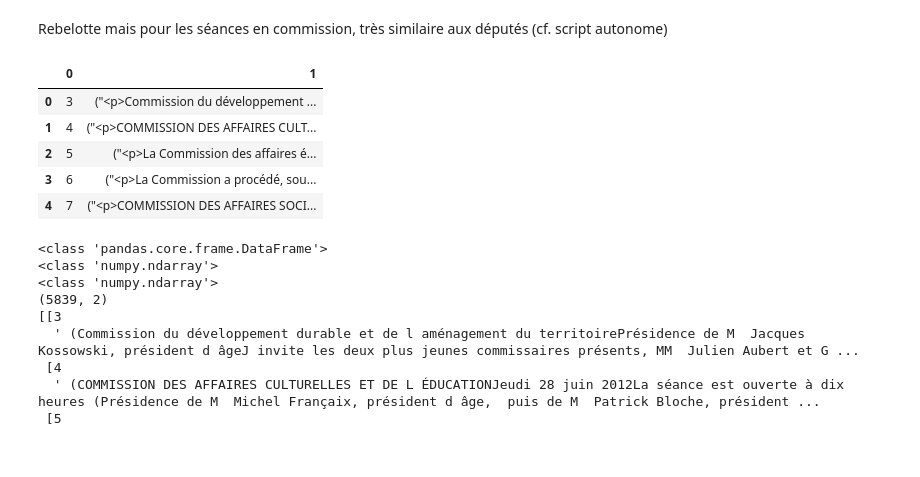
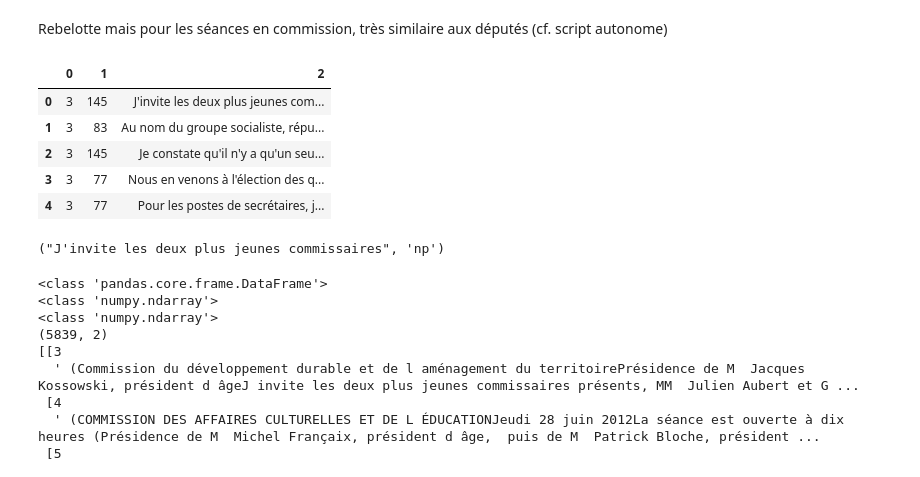
Before and after one commit to gabrielkasmi/python_deputes, a Jupyter notebook: Does the preference profile of a MP predicts his attendance to committee meetings ?.ipynb, the cells around one changed output. Drawn from its saved outputs; the diff is of its cells as text; code cells hidden in the pictures.

```diff
--- a/Does the preference profile of a MP predicts his attendance to committee meetings ?.ipynb
+++ b/Does the preference profile of a MP predicts his attendance to committee meetings ?.ipynb
@@ -171,21 +162,30 @@ Rebelotte mais pour les séances en commission, très similaire aux députés (c
 # %%
 import pandas
 import numpy as np
 
 #Attention à indiquer l'emplacement local du fichier words_meetings.txt (accessible en local uniquement)
 
 #df=pandas.read_csv('/Users/Gabriel/Desktop/words_meetings.txt', sep='\t',header=None)
 df_ = pandas.read_csv('/Users/Hugo/Documents/Cours/ENSAE/Python/python_deputes/words_meetings.txt', sep='\t',header=None,na_filter=False)
+# On s'occupe ici de se débarasser des interventions vides
+df_[2].replace('', np.nan, inplace=True)
+df_.dropna(subset=[2], inplace=True)
 df_1 = df_.values
 df_2 = np.array(df_)
 df_.head()
 # %% [output]
-|  | 0 | 1 |
-| 0 | 3 | ("<p>Commission du développement ... |
-| 1 | 4 | ("<p>COMMISSION DES AFFAIRES CULT... |
-| 2 | 5 | ("<p>La Commission des affaires é... |
-| 3 | 6 | ("<p>La Commission a procédé, sou... |
-| 4 | 7 | ("<p>COMMISSION DES AFFAIRES SOCI... |
+|  | 0 | 1 | 2 |
+| 0 | 3 | 145 | J'invite les deux plus jeunes com... |
+| 1 | 3 | 83 | Au nom du groupe socialiste, répu... |
+| 2 | 3 | 145 | Je constate qu'il n'y a qu'un seu... |
+| 3 | 3 | 77 | Nous en venons à l'élection des q... |
+| 4 | 3 | 77 | Pour les postes de secrétaires, j... |
+# %%
+from french_lefff_lemmatizer.french_lefff_lemmatizer import FrenchLefffLemmatizer
+lemmatizer = FrenchLefffLemmatizer()
+lemmatizer.lemmatize("J'invite les deux plus jeunes commissaires",all)
+# %% [output]
+("J'invite les deux plus jeunes commissaires", 'np')
 # %%
 print(type(df_))
 print(type(df_1))
```
Also changed, not shown: parts of 8 cells of this notebook, 2 other files.
